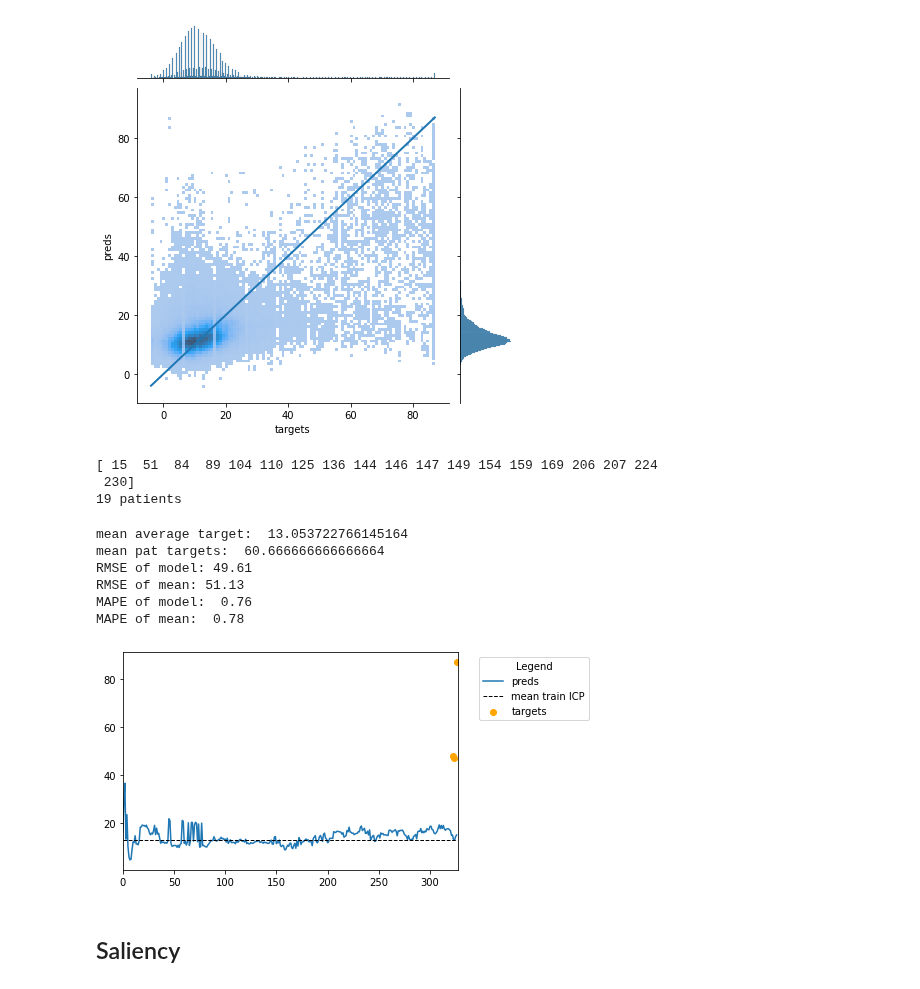
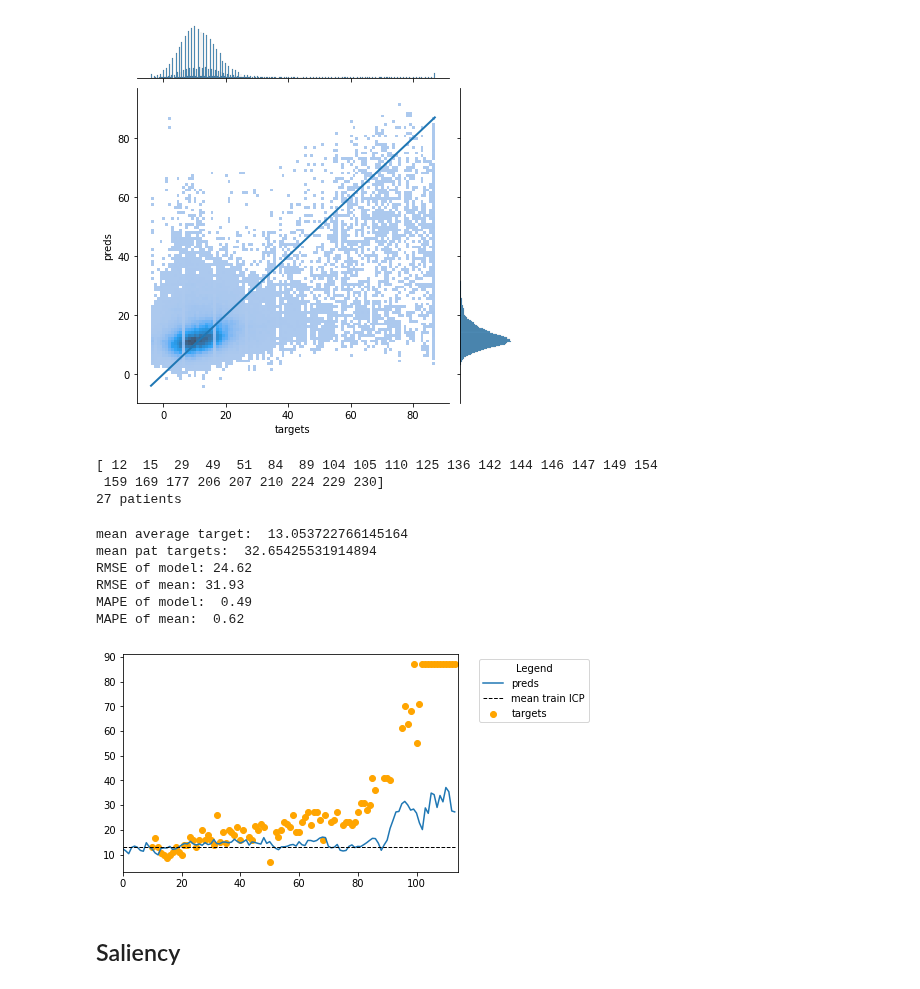
Before and after one commit to NotNANtoN/icp_prediction, a Jupyter notebook: train.ipynb, the cells around one changed output. Cells and saved outputs as stored; diff of their text form; code cells hidden in the pictures.

```diff
--- a/train.ipynb
+++ b/train.ipynb
@@ -198,4 +299,8 @@ model_type = "xgb" # ["linear", "xgb"], ["mlp", "rnn", "transformer"]
+# %%
+model_args["lr"] = 0.0001
+model_args["max_steps"] = 500
+args["model_type"] = "xgb"
 # %%
 from train_utils import train_model
 
-models, trainers = train_model(model_type, data_modules, model_args, verbose=False)
+models, trainers = train_model(args["model_type"], data_modules, model_args, verbose=True)
@@ -212,8 +321,8 @@ from eval_utils import get_all_dfs, print_all_metrics
 
 # eval
 dl_type = "test"
-dl = external_dls["MIMIC"] # external_dls - MIMIC, eICU, UKE
+#dl = external_dls["MIMIC"] # external_dls - MIMIC, eICU, UKE
 calc_new_norm_stats = True
 dl = None
 
-df = get_all_dfs(models, trainers, model_type, dl_type=dl_type, dl=dl, calc_new_norm_stats=calc_new_norm_stats)
+df = get_all_dfs(models, trainers, args["model_type"], dl_type=dl_type, dl=dl, calc_new_norm_stats=calc_new_norm_stats)
@@ -267,7 +392,7 @@ ax.ax_joint.plot([min_val, max_val], [min_val, max_val], linewidth=2)#, color="b
 [figure]
 # %%
 #pats = df.groupby("ids").filter(lambda x: x['preds'].max() > 16)
-pats = df.groupby("ids").filter(lambda x: x['targets'].mean() > 40)
+pats = df.groupby("ids").filter(lambda x: x['targets'].mean() > 30)
 #pats = df.groupby("ids").filter(lambda x: np.sqrt(x['error'].mean()) > 30)
 
 pats = pats.groupby("ids").filter(lambda x: len(x["targets"].dropna()) > 2)
@@ -277,39 +402,39 @@ print(ids)
 print(len(ids), "patients")
 #pats
 # %% [output]
-[ 15  51  84  89 104 110 125 136 144 146 147 149 154 159 169 206 207 224
- 230]
-19 patients
+[ 12  15  29  49  51  84  89 104 105 110 125 136 142 144 146 147 149 154
+ 159 169 177 206 207 210 224 229 230]
+27 patients
 # %%
 from eval_utils import mape
 
-pat_id = 1
+pat_id = 0
 model_id = 0
 
 pat = df[df["ids"] == ids[pat_id]]
 pat = pat[pat["model_id"] == model_id]
 plt.scatter(pat["step"], pat["targets"], label="targets", color="orange")
 plt.plot(pat["step"], pat["preds"], label="preds")
 mean = mean_train_target
 print("mean average target: ", mean)
 print("mean pat targets: ", pat["targets"].mean())
 plt.plot([0, max(pat["step"])], [mean, mean], linewidth=1, color="black", label="mean train ICP", linestyle="--")
 #plt.legend(location="out")
 plt.legend(title='Legend', bbox_to_anchor=(1.05, 1), loc='upper left')
 plt.xlim(0, max(pat["step"]) + 1)
 pat_nona = pat[~pat["targets"].isna()]
 print("RMSE of model:", round(np.sqrt(sklearn.metrics.mean_squared_error(pat_nona["targets"], pat_nona["preds"])), 2))
 print("RMSE of mean:", round(np.sqrt(sklearn.metrics.mean_squared_error(pat_nona["targets"], [mean] * len(pat_nona))), 2))
 print("MAPE of model: ", round(mape(pat_nona["targets"], pat_nona["preds"]), 2))
 print("MAPE of mean: ", round(mape(pat_nona["targets"], [mean] * len(pat_nona)), 2))
 # %% [output]
 mean average target:  13.053722766145164
-mean pat targets:  60.666666666666664
-RMSE of model: 49.61
-RMSE of mean: 51.13
-MAPE of model:  0.76
-MAPE of mean:  0.78
+mean pat targets:  32.65425531914894
+RMSE of model: 24.62
+RMSE of mean: 31.93
+MAPE of model:  0.49
+MAPE of mean:  0.62
-[figure, old version]
+[figure, new version]
 # %% [markdown]
 ## Saliency
 # %%
```
Also changed, not shown: parts of 38 cells of this notebook, 34 other files.
